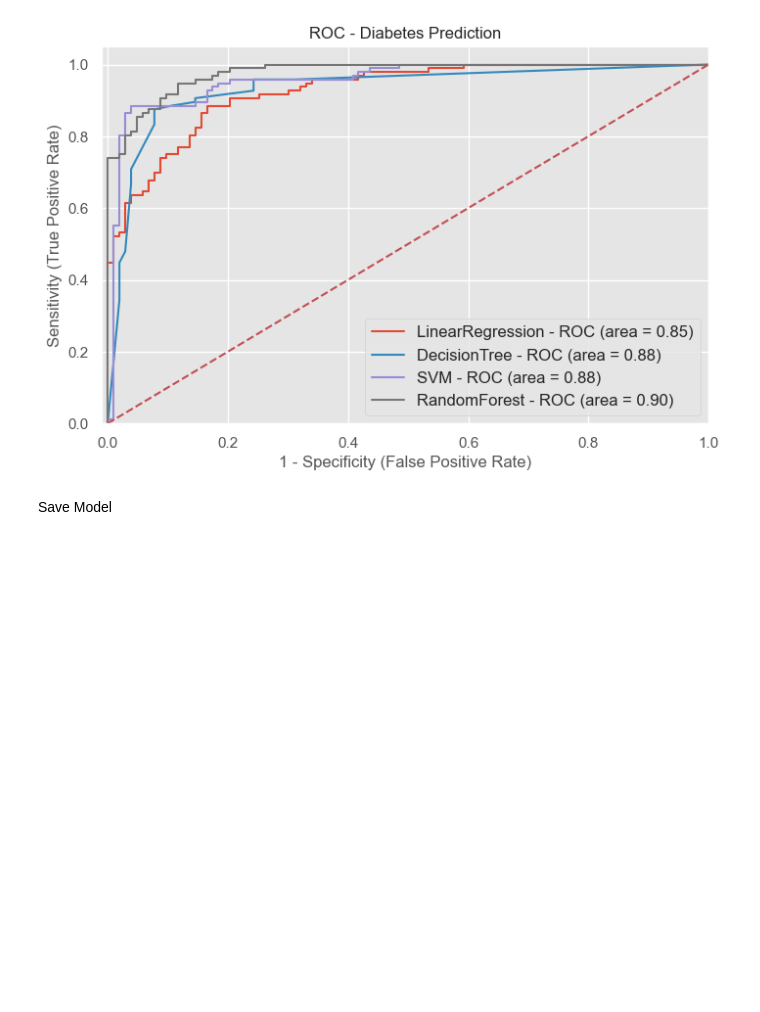
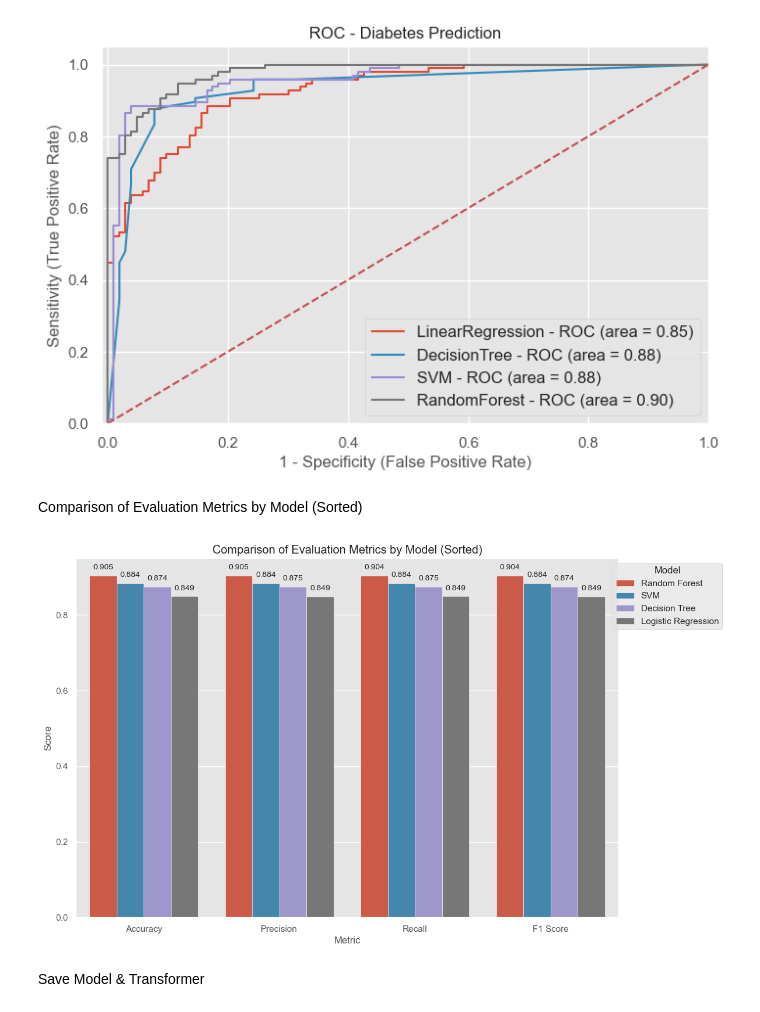
Before and after one commit to aansyawaluddin/DM-ML24-ProjeckTask, a Jupyter notebook: backend/Diabetes_Prediction_Using_ML.ipynb, the cells around one changed output. Drawn from its saved outputs; the diff is of its cells as text; code cells hidden in the pictures; blank space fills up the shorter version.

```diff
--- a/backend/Diabetes_Prediction_Using_ML.ipynb
+++ b/backend/Diabetes_Prediction_Using_ML.ipynb
@@ -967,6 +967,79 @@ plt.legend(loc="lower right", fontsize=12)
 plt.show()
 # %% [output]
 [figure]
+# %% [markdown]
+Comparison of Evaluation Metrics by Model (Sorted)
+# %%
+import pandas as pd
+from sklearn.metrics import accuracy_score, precision_score, recall_score, f1_score
+import seaborn as sns
+import matplotlib.pyplot as plt
+
+# Definisi model-model yang akan dievaluasi
+models = {
+    'Random Forest': best_model_rf,
+    'Decision Tree': dt_best,
+    'Logistic Regression': best_model_lr,
+    'SVM': svc_best
+}
+
+# Fungsi untuk menghitung metrik evaluasi
+def evaluate_model(model, X_train, X_test, y_train, y_test):
+    model.fit(X_train, y_train)
+    y_pred = model.predict(X_test)
+    accuracy = accuracy_score(y_test, y_pred)
+    precision = precision_score(y_test, y_pred, average='macro')
+    recall = recall_score(y_test, y_pred, average='macro')
+    f1 = f1_score(y_test, y_pred, average='macro')
+    return accuracy, precision, recall, f1
+
+# Mengumpulkan hasil evaluasi
+results = []
+
+for model_name, model in models.items():
+    accuracy, precision, recall, f1 = evaluate_model(model, X_train, X_test, y_train, y_test)
+    results.append({
+        'Model': model_name,
+        'Accuracy': accuracy,
+        'Precision': precision,
+        'Recall': recall,
+        'F1 Score': f1
+    })
+
+# Membuat DataFrame dari hasil evaluasi
+results_df = pd.DataFrame(results)
+
+# Mengurutkan DataFrame berdasarkan masing-masing metrik dari yang terbesar ke terkecil
+metrics = ['Accuracy', 'Precision', 'Recall', 'F1 Score']
+sorted_dfs = {metric: results_df.sort_values(by=metric, ascending=False) for metric in metrics}
+
+# Melting DataFrame untuk plot dan menyertakan kolom peringkat
+melted_dfs = []
+for metric, sorted_df in sorted_dfs.items():
+    sorted_df['Rank'] = range(1, len(sorted_df) + 1)
+    melted_df = pd.melt(sorted_df, id_vars=['Model', 'Rank'], value_vars=[metric],
+                        var_name='Metric', value_name='Score')
+    melted_dfs.append(melted_df)
+
+# Menggabungkan semua DataFrame yang di-melt
+results_melted = pd.concat(melted_dfs)
+
+# Plotting dengan Seaborn
+plt.figure(figsize=(12, 8))
+ax = sns.barplot(x='Metric', y='Score', hue='Model', data=results_melted, order=metrics)
+plt.title('Comparison of Evaluation Metrics by Model (Sorted)')
+plt.xlabel('Metric')
+plt.ylabel('Score')
+plt.legend(title='Model', loc='upper right', bbox_to_anchor=(1.2, 1))
+
+# Menambahkan teks score di atas setiap bar
+for p in ax.patches:
+    ax.annotate(f"{p.get_height():.3f}", (p.get_x() + p.get_width() / 2., p.get_height()),
+                ha='center', va='center', xytext=(0, 10), textcoords='offset points')
+
+plt.show()
+# %% [output]
+[figure]
 # %% [markdown]
-Save Model
+Save Model & Transformer
 # %%
```
Also changed, not shown: parts of 2 cells of this notebook, 5 other files.
